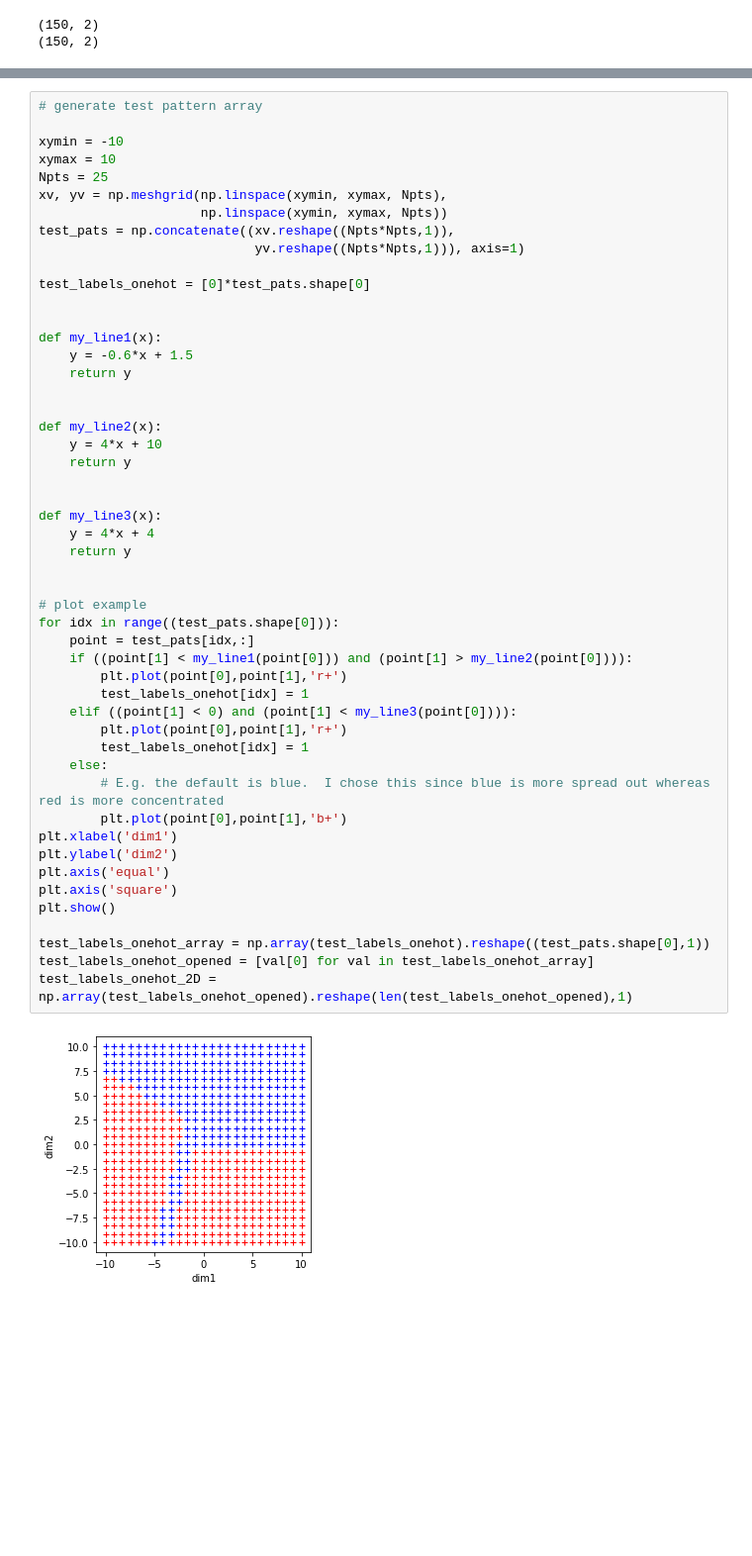
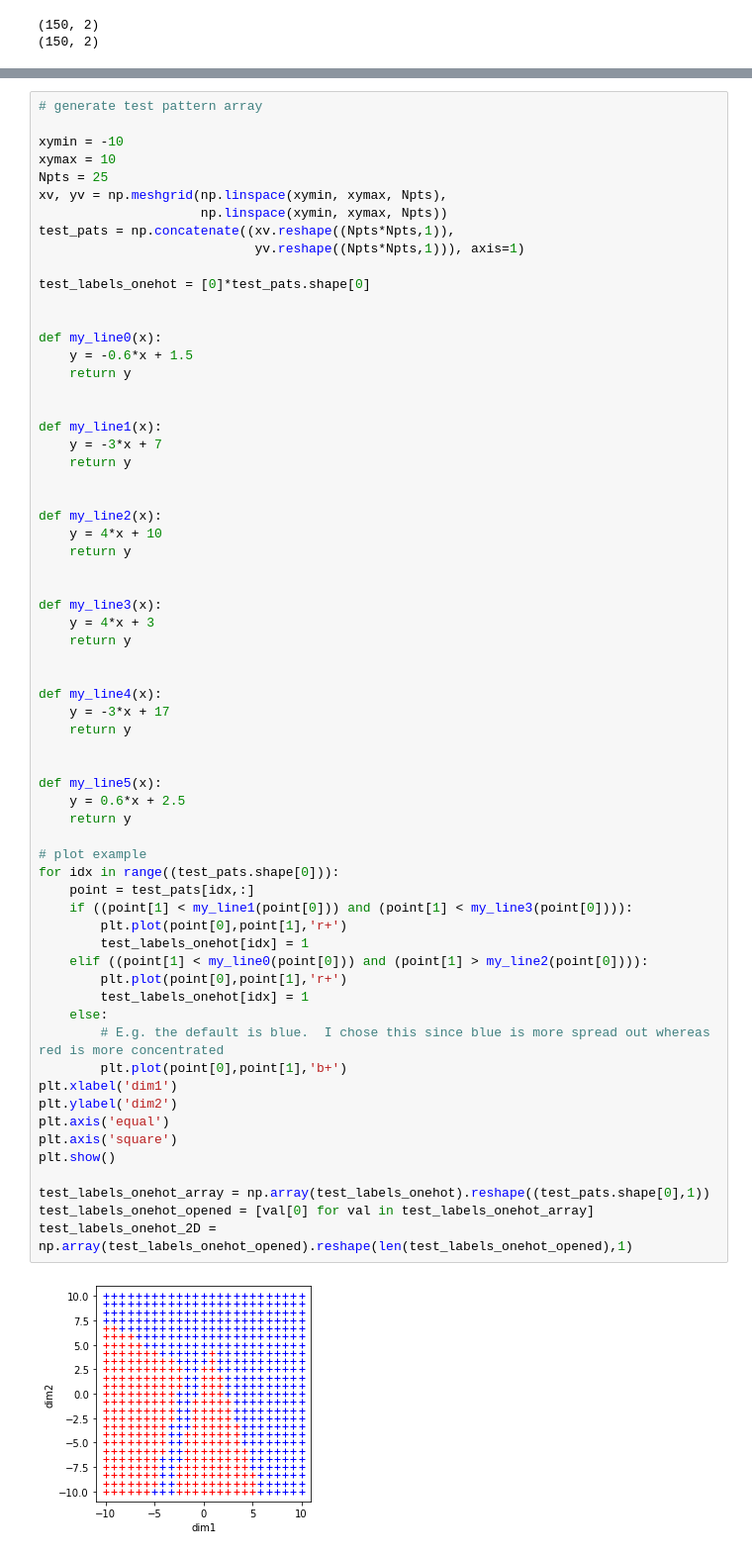
Before and after one commit to kdmalc/CompNeuro, a Jupyter notebook: 06/Homework6_Malcolm.ipynb, the cells around one changed output, grey strips where cells are left out. Shown at 99% size. Drawn from its saved outputs; the diff is of its cells as text; blank space fills up the shorter version.

```diff
--- a/06/Homework6_Malcolm.ipynb
+++ b/06/Homework6_Malcolm.ipynb
@@ -393,41 +414,55 @@ test_pats = np.concatenate((xv.reshape((Npts*Npts,1)),
 test_labels_onehot = [0]*test_pats.shape[0]
 
 
+def my_line0(x):
+    y = -0.6*x + 1.5
+    return y
+
+
 def my_line1(x):
-    y = -0.6*x + 1.5
+    y = -3*x + 7
     return y
 
 
 def my_line2(x):
     y = 4*x + 10
     return y
 
 
 def my_line3(x):
-    y = 4*x + 4
+    y = 4*x + 3
     return y
 
+
+def my_line4(x):
+    y = -3*x + 17
+    return y
+
+
+def my_line5(x):
+    y = 0.6*x + 2.5
+    return y
 
 # plot example
 for idx in range((test_pats.shape[0])):
     point = test_pats[idx,:]
-    if ((point[1] < my_line1(point[0])) and (point[1] > my_line2(point[0]))):
+    if ((point[1] < my_line1(point[0])) and (point[1] < my_line3(point[0]))):
         plt.plot(point[0],point[1],'r+')
         test_labels_onehot[idx] = 1
-    elif ((point[1] < 0) and (point[1] < my_line3(point[0]))):
+    elif ((point[1] < my_line0(point[0])) and (point[1] > my_line2(point[0]))):
         plt.plot(point[0],point[1],'r+')
         test_labels_onehot[idx] = 1
     else:
         # E.g. the default is blue.  I chose this since blue is more spread out whereas red is more concentrated
         plt.plot(point[0],point[1],'b+')
 plt.xlabel('dim1')
 plt.ylabel('dim2')
 plt.axis('equal')
 plt.axis('square')
 plt.show()
 
 test_labels_onehot_array = np.array(test_labels_onehot).reshape((test_pats.shape[0],1))
 test_labels_onehot_opened = [val[0] for val in test_labels_onehot_array]
 test_labels_onehot_2D = np.array(test_labels_onehot_opened).reshape(len(test_labels_onehot_opened),1)
 # %% [output]
-[figure, old version]
+[figure, new version]
```
Also changed, not shown: parts of 12 cells of this notebook.
